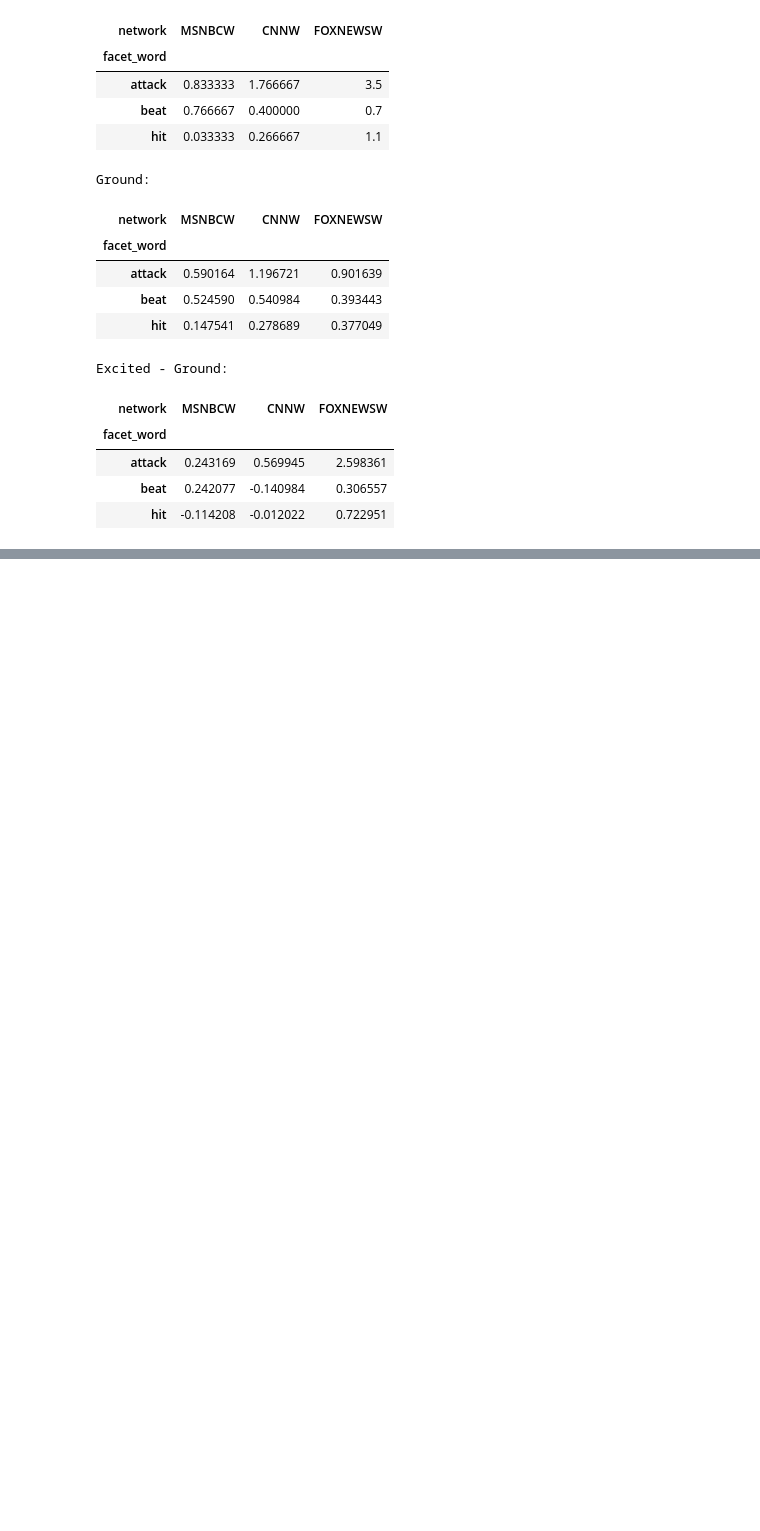
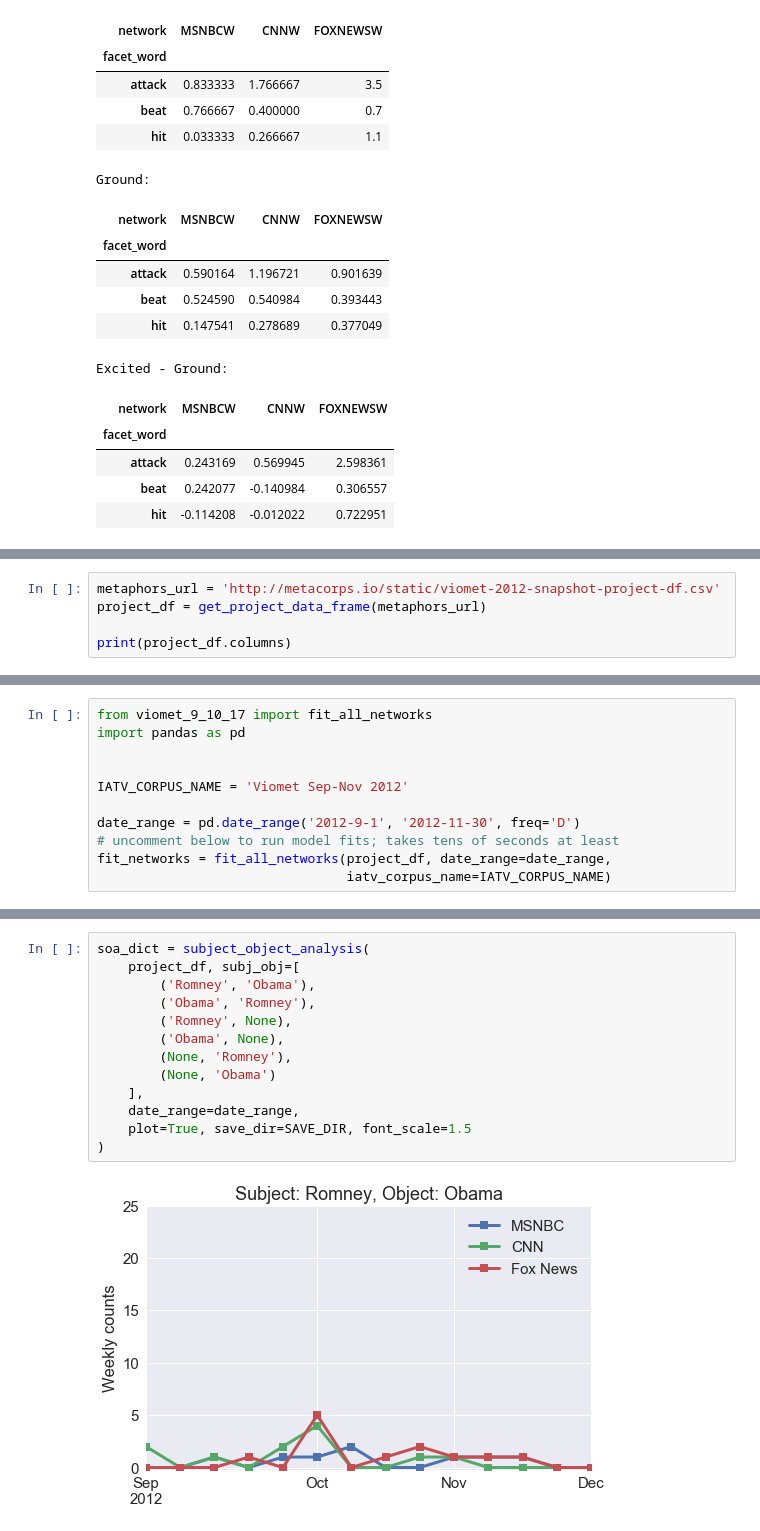
Before and after one commit to mt-digital/metacorps, a Jupyter notebook: notebooks/Results Plots Walkthrough.ipynb, the cells around one changed output, grey strips where cells are left out. Saved outputs shown, nothing was run; the diff lists cells and outputs as text; blank space fills up the shorter version.

```diff
--- a/notebooks/Results Plots Walkthrough.ipynb
+++ b/notebooks/Results Plots Walkthrough.ipynb
@@ -158,0 +213,5 @@ Excited - Ground:
+# %%
+metaphors_url = 'http://metacorps.io/static/viomet-2012-snapshot-project-df.csv'
+project_df = get_project_data_frame(metaphors_url)
+
+print(project_df.columns)
@@ -158,0 +224,11 @@ Excited - Ground:
+# %%
+from viomet_9_10_17 import fit_all_networks
+import pandas as pd
+
+
+IATV_CORPUS_NAME = 'Viomet Sep-Nov 2012'
+
+date_range = pd.date_range('2012-9-1', '2012-11-30', freq='D')
+# uncomment below to run model fits; takes tens of seconds at least
+fit_networks = fit_all_networks(project_df, date_range=date_range,
+                                iatv_corpus_name=IATV_CORPUS_NAME)
@@ -158,0 +251,15 @@ Excited - Ground:
+# %%
+soa_dict = subject_object_analysis(
+    project_df, subj_obj=[
+        ('Romney', 'Obama'),
+        ('Obama', 'Romney'),
+        ('Romney', None),
+        ('Obama', None),
+        (None, 'Romney'),
+        (None, 'Obama')
+    ],
+    date_range=date_range,
+    plot=True, save_dir=SAVE_DIR, font_scale=1.5
+)
+# %% [output]
+[figure, added]
```
Also changed, not shown: parts of 10 cells of this notebook, 3 other files.
